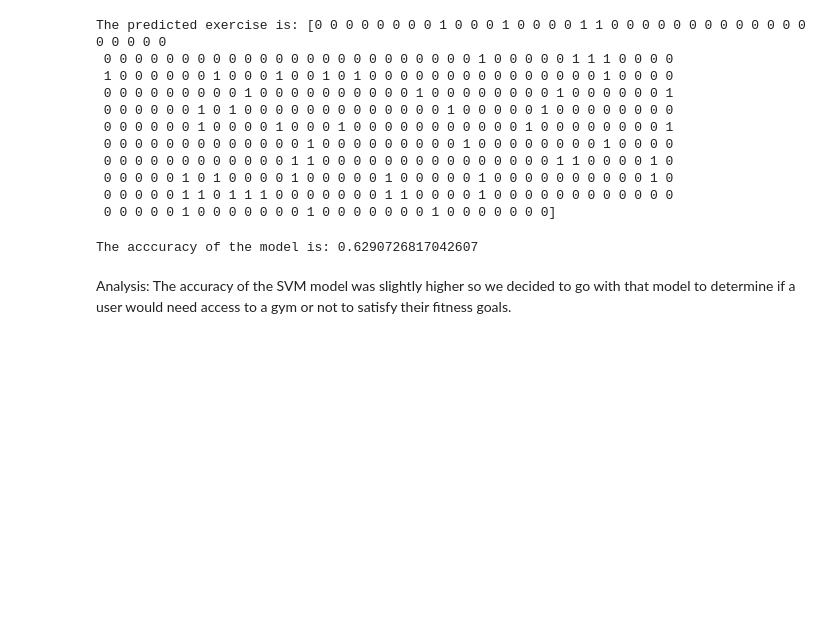
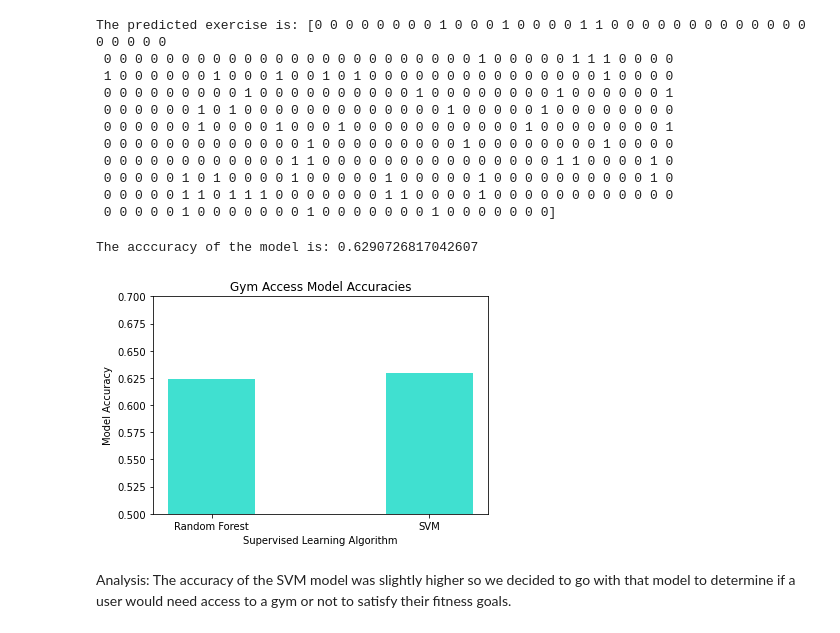
Before and after one commit to restmegan/DSProjectCode, a Jupyter notebook: Fitness/Fitness Exercise Model .ipynb, the cells around one changed output. Drawn from its saved outputs; the diff is of its cells as text; code cells hidden in the pictures; blank space fills up the shorter version.

```diff
--- a/Fitness/Fitness Exercise Model .ipynb
+++ b/Fitness/Fitness Exercise Model .ipynb
@@ -497,6 +517,22 @@ The predicted exercise is: [0 0 0 0 0 0 0 0 1 0 0 0 1 0 0 0 0 1 1 0 0 0 0 0 0 0
 print("The acccuracy of the model is: {}".format(svm.score(X_test, y_test)))
 # %% [output]
 The acccuracy of the model is: 0.6290726817042607
+# %%
+# Comparing the Two models
+names = ["Random Forest", "SVM"]
+accuracies = [rf.score(X_test, y_test), svm.score(X_test, y_test)]
+# %%
+# creating the bar plot: Random Forest vs. SVM
+plot.bar(names, accuracies, color ='turquoise',
+        width = 0.4)
+
+plot.ylim(0.5, 0.7)
+plot.xlabel("Supervised Learning Algorithm")
+plot.ylabel("Model Accuracy")
+plot.title("Gym Access Model Accuracies")
+plot.show()
+# %% [output]
+[figure, added]
 # %% [markdown]
 Analysis: The accuracy of the SVM model was slightly higher so we decided to go with that model to determine if a user would need access to a gym or not to satisfy their fitness goals.
 # %% [markdown]
```
Also changed, not shown: parts of 19 cells of this notebook.
